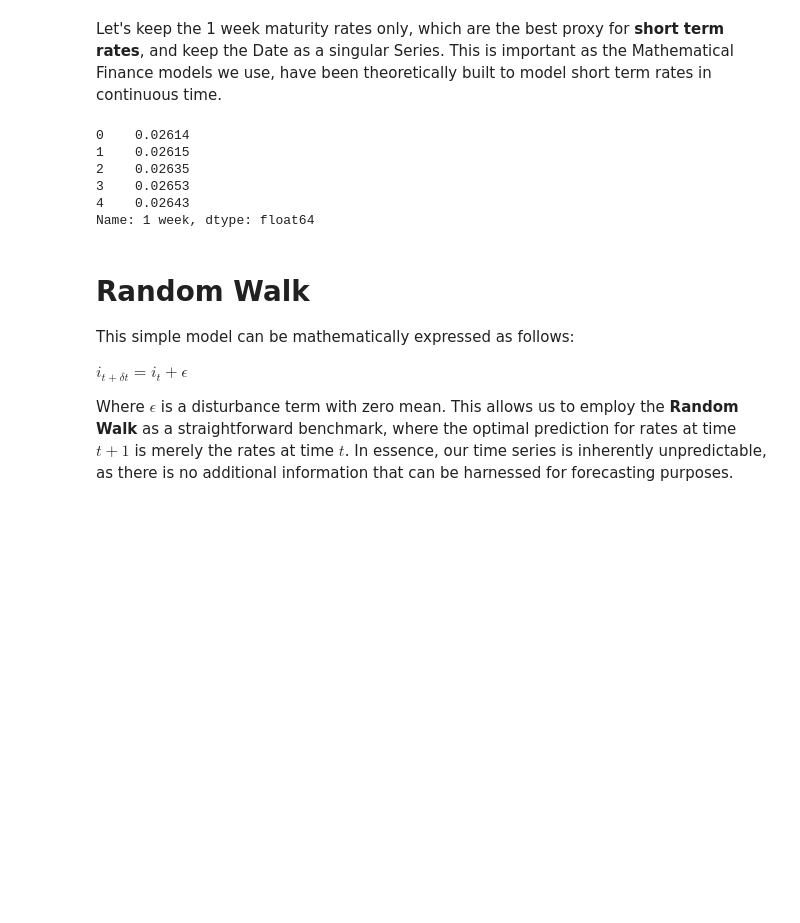
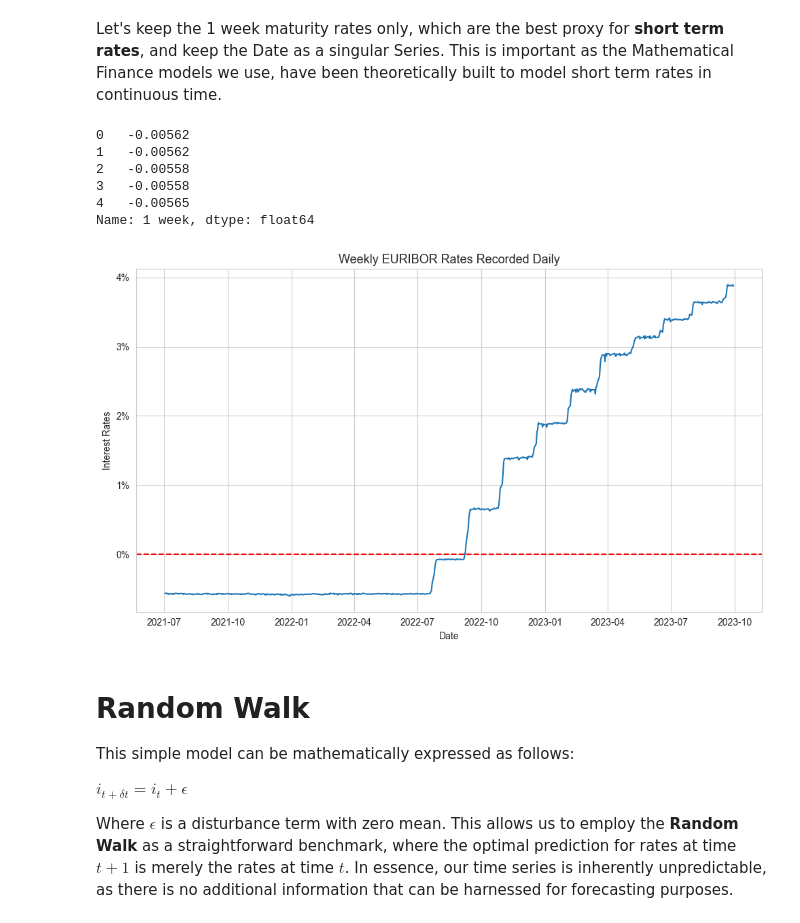
Before and after one commit to YuriAntonelli/Short-Rate-Forecasting, a Jupyter notebook: Tesi.ipynb, the cells around one changed output. Saved outputs shown, nothing was run; the diff lists cells and outputs as text; code cells hidden in the pictures; blank space fills up the shorter version.

```diff
--- a/Tesi.ipynb
+++ b/Tesi.ipynb
@@ -31,0 +29,7 @@ df.head()
+# %%
+df = pd.read_excel('EURIBOR.xlsx')
+
+# Let's keep the last 600 obs for computational reasons
+df = df.iloc[-600:, :]
+df.reset_index(drop=True, inplace=True)
+df.tail()
@@ -32,16 +43,47 @@ df.head()
 # %% [markdown]
 Let's keep the 1 week maturity rates only, which are the best proxy for **short term rates**, and keep the Date as a singular Series. This is important as the Mathematical Finance models we use, have been theoretically built to model short term rates in continuous time.
 # %%
+# keep dates and 1-week rates
 dates = df.Date
 euribor_ir = df.iloc[:, 1] / 100
 euribor_ir.head()
 # %% [output]
-0    0.02614
-1    0.02615
-2    0.02635
-3    0.02653
-4    0.02643
+0   -0.00562
+1   -0.00562
+2   -0.00558
+3   -0.00558
+4   -0.00565
 Name: 1 week, dtype: float64
+# %%
+## Time series plot
+
+df2 = df.copy()
+df2.index = df.iloc[:, 0]
+df2 = df2.iloc[:, 1]/100
+
+plt.figure(figsize=(10, 6))
+# Set Seaborn style
+sns.set_style("whitegrid")
+# Create the time series plot using Seaborn
+sns.lineplot(data=df2)
+# Set plot labels and title
+plt.xlabel('Date')
+plt.ylabel('Interest Rates')
+plt.title('Weekly EURIBOR Rates Recorded Daily', fontsize=13)
+# Show grid
+plt.grid(True)
+# Function to format y-axis labels
+def percentage(x, pos):
+    return f'{x:.0%}'  # Change the format as desired, here it shows as whole percentage without decimals
+# Apply the custom formatter to the y-axis ticks
+plt.gca().yaxis.set_major_formatter(mtick.FuncFormatter(percentage))
+# Add a red line at y=0
+plt.axhline(y=0, color='red', linestyle='--')  # You can customize linestyle as needed
+# Show plot
+plt.tight_layout()
+plt.show()
+# %% [output]
+[figure, added]
 # %% [markdown]
 # Random Walk
 This simple model can be mathematically expressed as follows:
```
Also changed, not shown: parts of 46 cells of this notebook.
